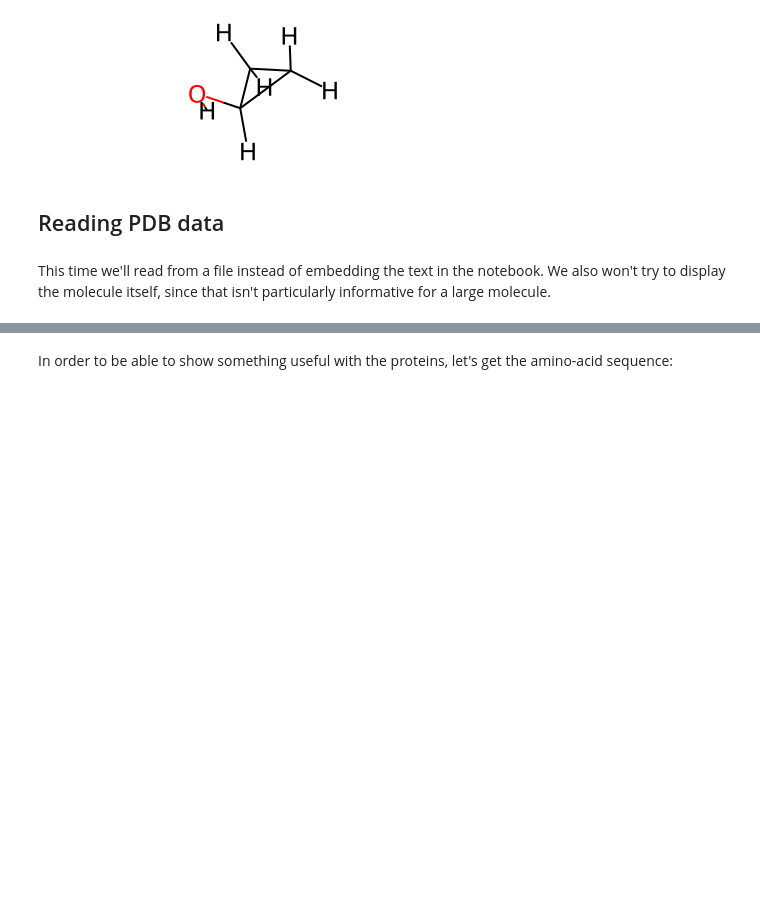
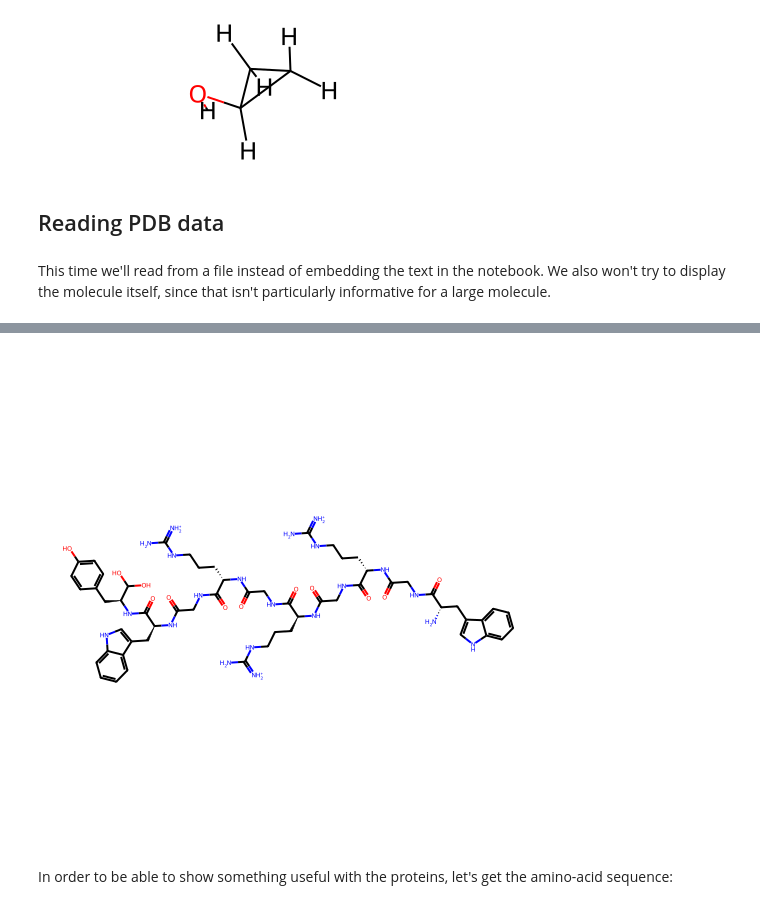
Before and after one commit to llisabere/rdkit-tutorials, a Jupyter notebook: notebooks/001_ReadingMolecules1.ipynb, the cells around one changed output, grey strips where cells are left out. Drawn from its saved outputs; the diff is of its cells as text; code cells hidden in the pictures; blank space fills up the shorter version.

```diff
--- a/notebooks/001_ReadingMolecules1.ipynb
+++ b/notebooks/001_ReadingMolecules1.ipynb
@@ -129,3 +139,16 @@ crn.GetNumAtoms()
+# %%
+from rdkit.Chem import AllChem
+# Generate 2D coordinates
+AllChem.Compute2DCoords(crn)
+
+# Now you can visualize or export the 2D representation
+# For example, to get a mol block with 2D coordinates:
+mol_block_2d = Chem.MolToMolBlock(crn)
+mol2 = Chem.MolFromMolBlock(mol_block_2d)
+img2 = Draw.MolToImage(mol2,size=(500,500))
+img2
+# %% [output]
+[figure, added]
 # %% [markdown]
 In order to be able to show something useful with the proteins, let's get the amino-acid sequence:
 # %%
```
Also changed, not shown: parts of 8 cells of this notebook.
